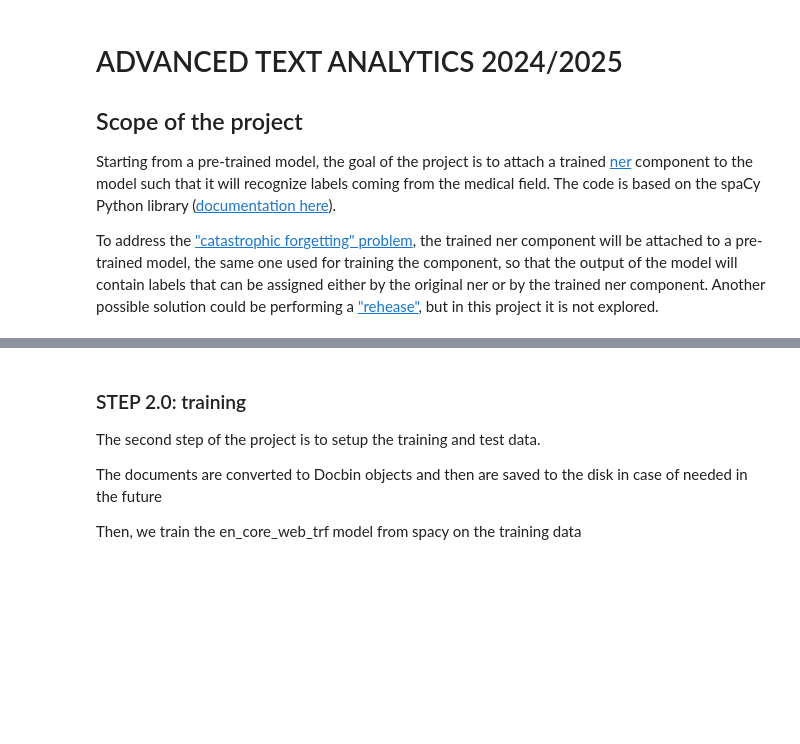
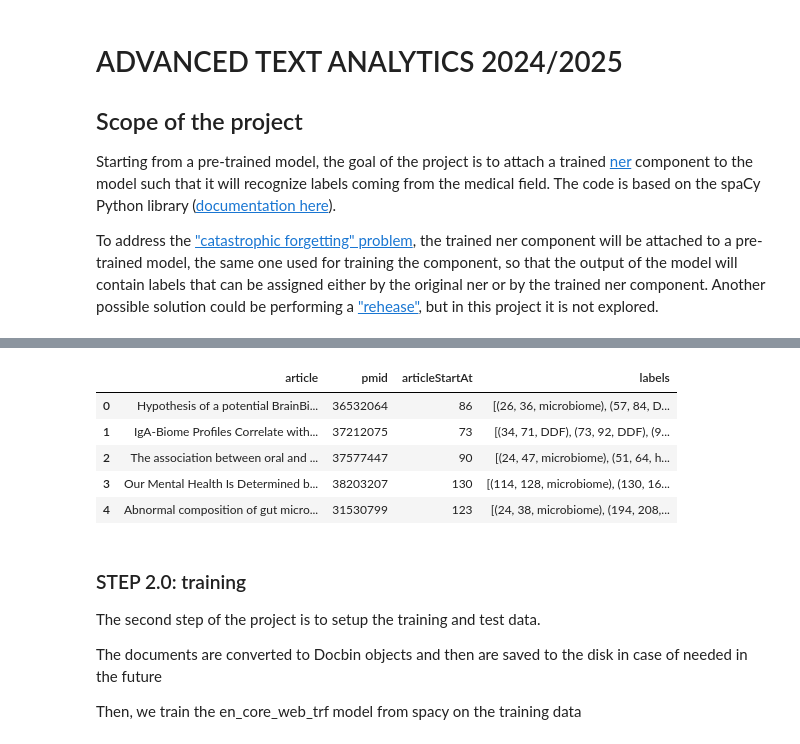
Before and after one commit to manuelrigobello/ATA2425, a Jupyter notebook: ATA2425.ipynb, the cells around one changed output, grey strips where cells are left out. Saved outputs shown, nothing was run; the diff lists cells and outputs as text; code cells hidden in the pictures; blank space fills up the shorter version.

```diff
--- a/ATA2425.ipynb
+++ b/ATA2425.ipynb
@@ -24,0 +199,9 @@ Go to [step 2](#step2.0) if you already have the training and test set well form
+# %%
+dev_df.head()
+# %% [output]
+|  | article | pmid | articleStartAt | labels |
+| 0 | Hypothesis of a potential BrainBi... | 36532064 | 86 | [(26, 36, microbiome), (57, 84, D... |
+| 1 | IgA-Biome Profiles Correlate with... | 37212075 | 73 | [(34, 71, DDF), (73, 92, DDF), (9... |
+| 2 | The association between oral and ... | 37577447 | 90 | [(24, 47, microbiome), (51, 64, h... |
+| 3 | Our Mental Health Is Determined b... | 38203207 | 130 | [(114, 128, microbiome), (130, 16... |
+| 4 | Abnormal composition of gut micro... | 31530799 | 123 | [(24, 38, microbiome), (194, 208,... |
```
Also changed, not shown: parts of 21 cells of this notebook.
